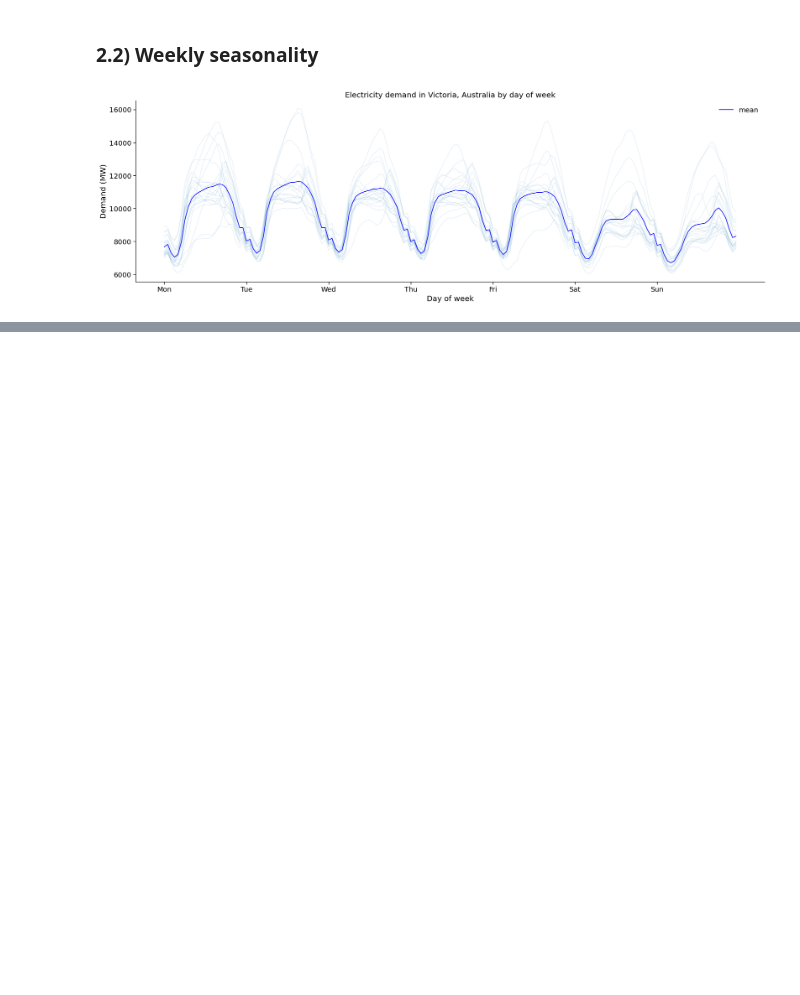
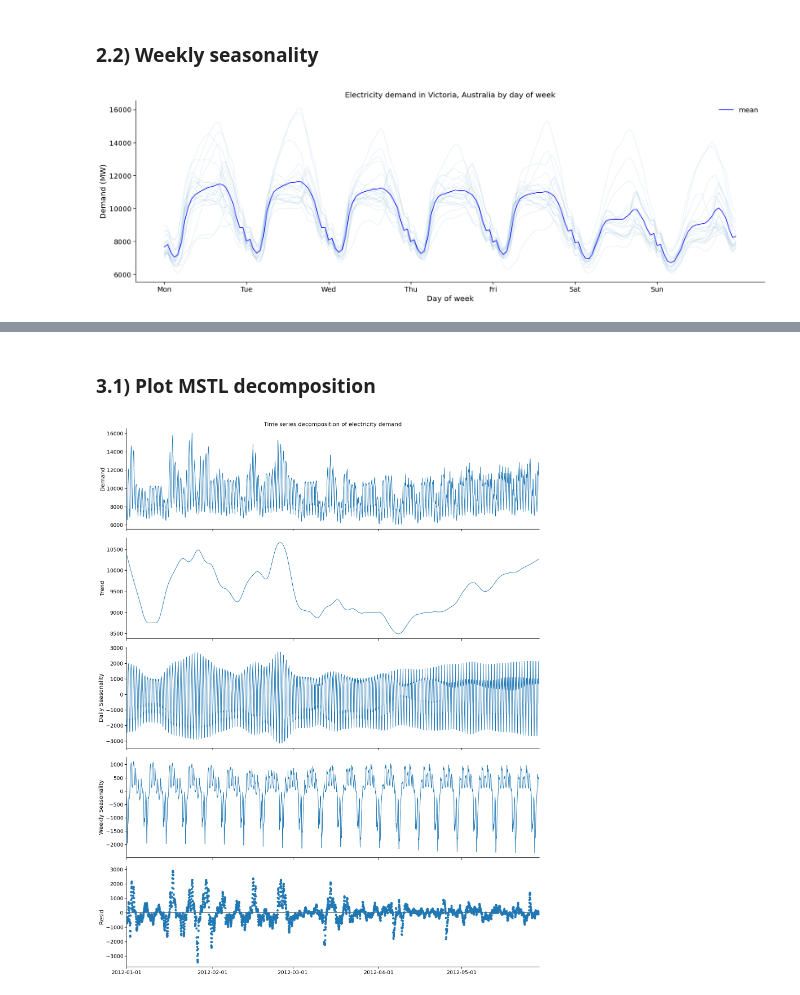
Before and after one commit to razielar/feature_engineering_ts_forecasting, a Jupyter notebook: 03_time_series_decomposition/06-MSTL-decomposition.ipynb, the cells around one changed output, grey strips where cells are left out. Cells and saved outputs as stored; diff of their text form; code cells hidden in the pictures; blank space fills up the shorter version.

Commit message:
MSTL done

```diff
--- a/03_time_series_decomposition/06-MSTL-decomposition.ipynb
+++ b/03_time_series_decomposition/06-MSTL-decomposition.ipynb
@@ -172,0 +190,7 @@ plt.tight_layout()
+# %%
+PERIODS = (24, 24*7)
+
+mstl = MSTL(timeseries["demand"],
+            periods=PERIODS,
+            stl_kwargs={"seasonal_deg": 0})
+res = mstl.fit()
@@ -172,0 +227,19 @@ plt.tight_layout()
+# %% [markdown]
+### 3.1) Plot MSTL decomposition
+# %%
+plt.rc("figure", figsize=(16,20))
+plt.rc("font", size=13)
+fig = res.plot()
+
+axs = fig.get_axes()
+ax_last = axs[-1]
+ax_last.xaxis.set_ticks(pd.date_range(start="2012-01-01", freq="MS", periods=5))
+
+axs[0].set_ylabel("Demand")
+axs[0].set_title("Time series decomposition of electricity demand")
+axs[2].set_ylabel("Daily Seasonality")
+axs[3].set_ylabel("Weekly Seasonality")
+
+plt.tight_layout()
+# %% [output]
+[figure, added]
```
Also changed, not shown: parts of 9 cells of this notebook.
